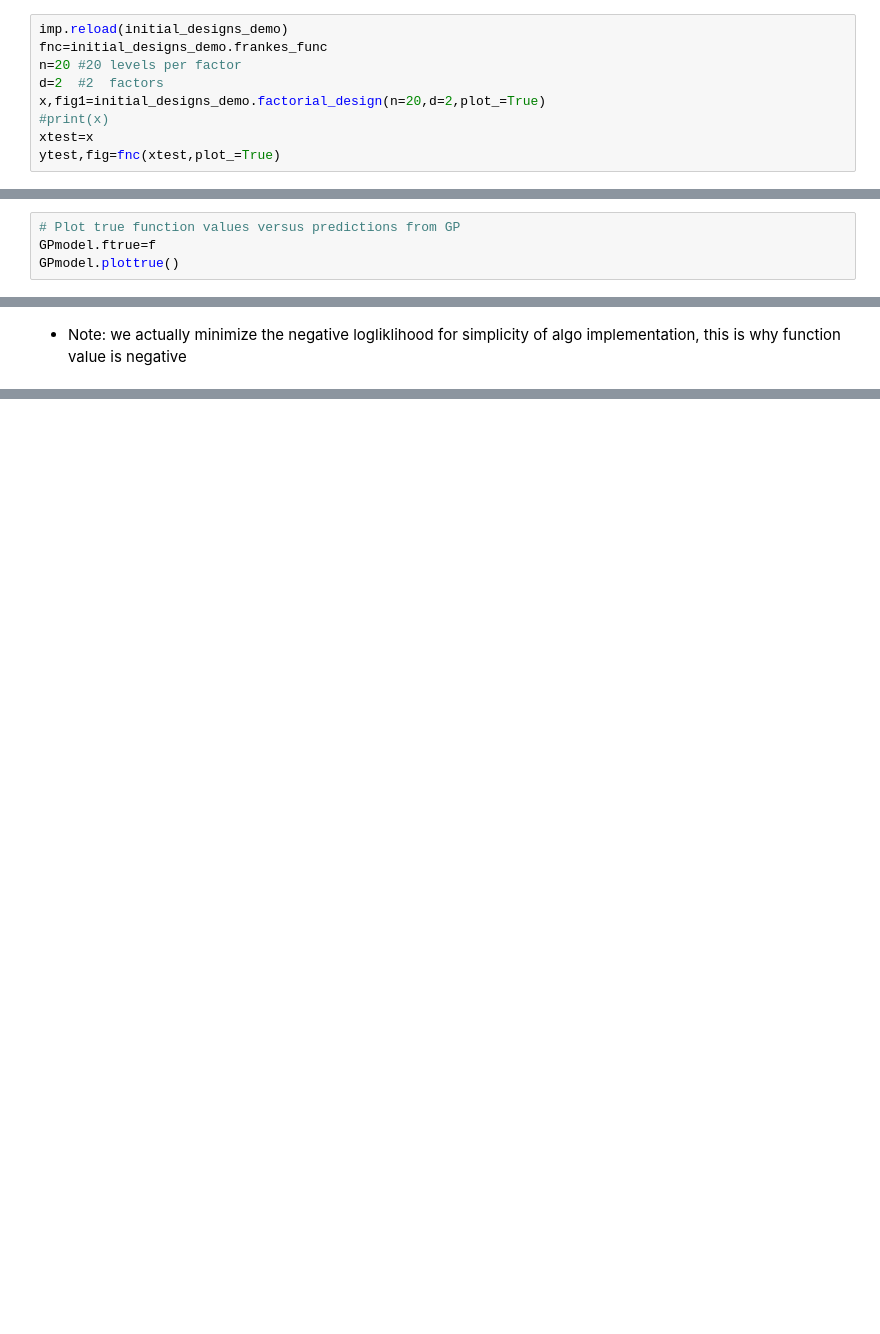
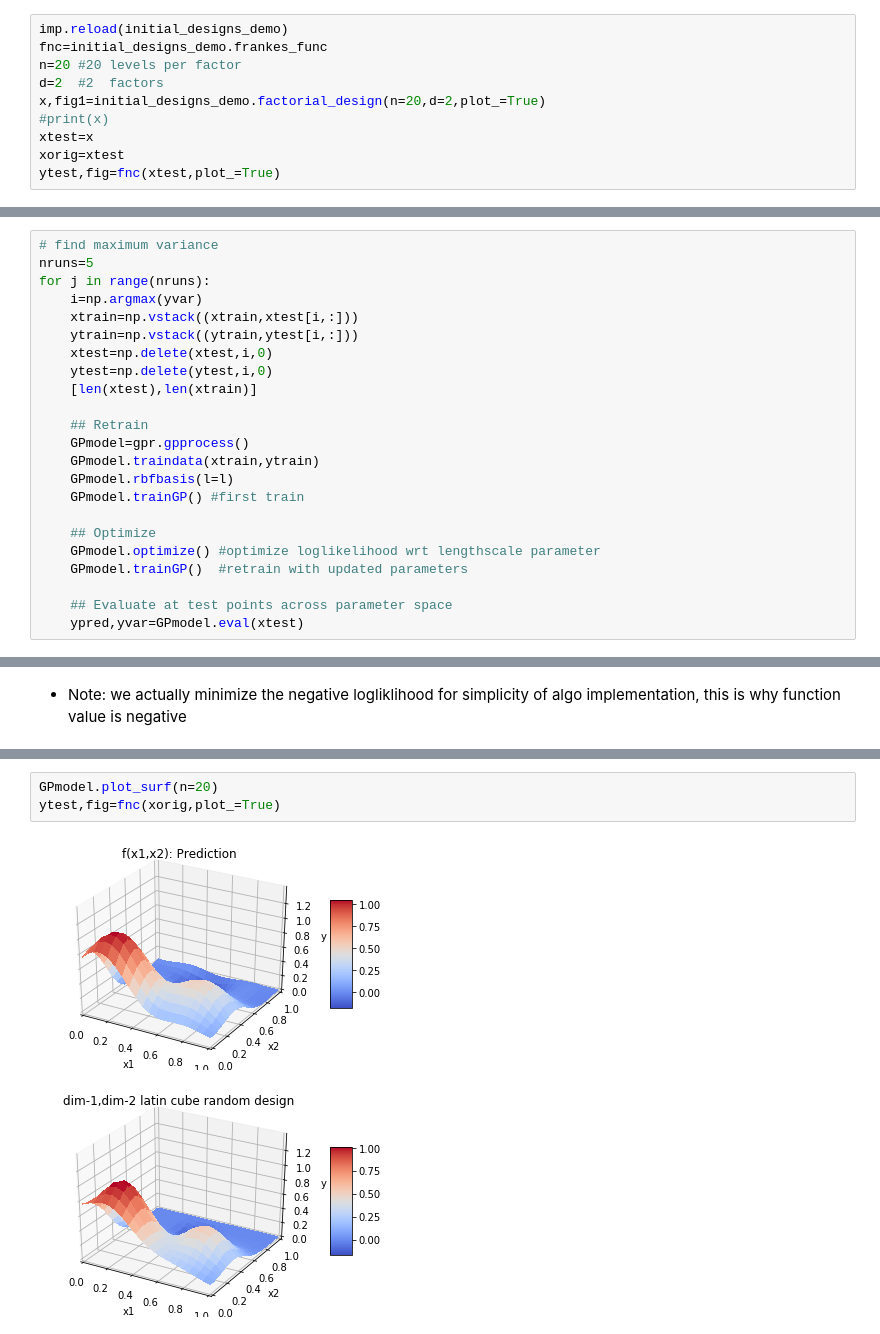
Before and after one commit to Jimmy-INL/Bayes-GP_demos, a Jupyter notebook: MATinfoDOE.ipynb, the cells around one changed output, grey strips where cells are left out. Drawn from its saved outputs; the diff is of its cells as text; blank space fills up the shorter version.

```diff
--- a/MATinfoDOE.ipynb
+++ b/MATinfoDOE.ipynb
@@ -125,6 +127,7 @@ d=2  #2  factors
 x,fig1=initial_designs_demo.factorial_design(n=20,d=2,plot_=True)
 #print(x)
 xtest=x
+xorig=xtest
 ytest,fig=fnc(xtest,plot_=True)
 # %% [output]
 [figure]
@@ -245,4 +236,0 @@ NameError: name 'GP' is not defined
-# %%
-# Plot true function values versus predictions from GP
-GPmodel.ftrue=f
-GPmodel.plottrue()
@@ -275,0 +251,23 @@ GPmodel.l #check for update
+# %%
+# find maximum variance
+nruns=5
+for j in range(nruns):
+    i=np.argmax(yvar)
+    xtrain=np.vstack((xtrain,xtest[i,:]))
+    ytrain=np.vstack((ytrain,ytest[i,:]))
+    xtest=np.delete(xtest,i,0)
+    ytest=np.delete(ytest,i,0)
+    [len(xtest),len(xtrain)]
+
+    ## Retrain
+    GPmodel=gpr.gpprocess()
+    GPmodel.traindata(xtrain,ytrain)
+    GPmodel.rbfbasis(l=l)
+    GPmodel.trainGP() #first train
+
+    ## Optimize
+    GPmodel.optimize() #optimize loglikelihood wrt lengthscale parameter
+    GPmodel.trainGP()  #retrain with updated parameters
+
+    ## Evaluate at test points across parameter space
+    ypred,yvar=GPmodel.eval(xtest)
@@ -277,0 +307,6 @@ GPmodel.l #check for update
+# %%
+GPmodel.plot_surf(n=20)
+ytest,fig=fnc(xorig,plot_=True)
+# %% [output]
+[figure, added]
+[figure, added]
```
Also changed, not shown: parts of 24 cells of this notebook, 2 other files.
